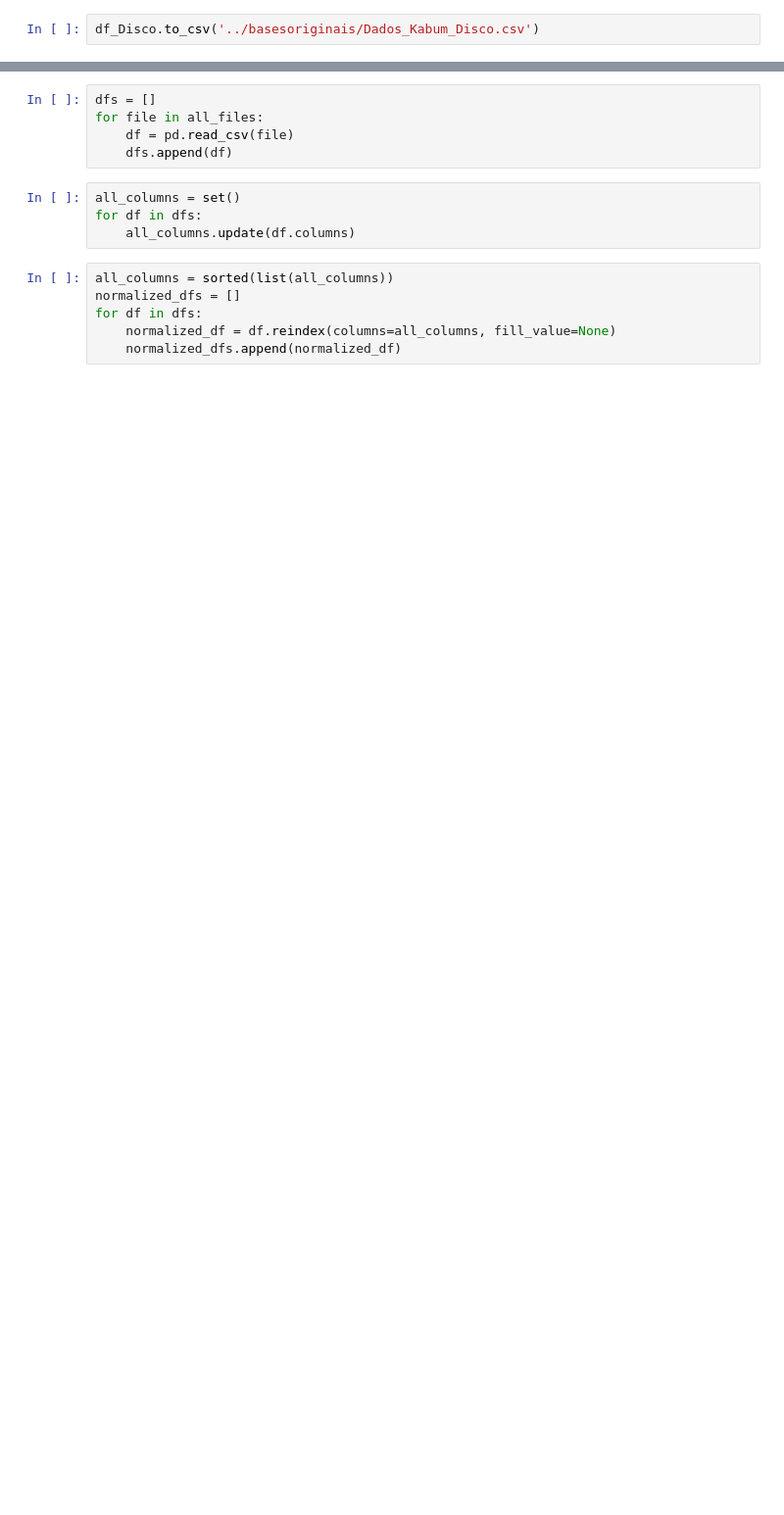
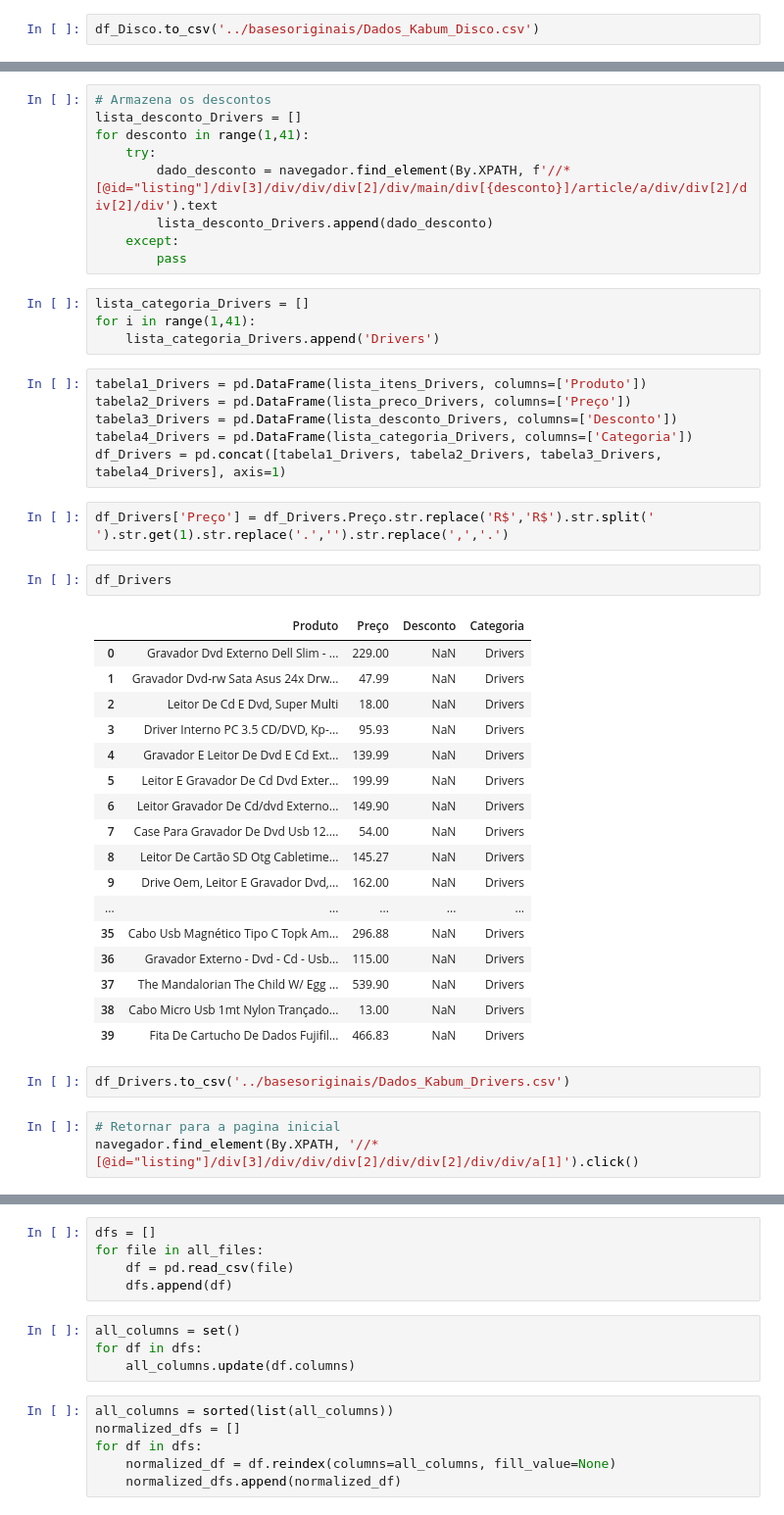
Before and after one commit to igorsantiago546/Projeto_Ext_Dados, a Jupyter notebook: scripts/Coletor_Kabum.ipynb, the cells around one changed output, grey strips where cells are left out. Shown: that part at 98% size. Drawn from its saved outputs; the diff is of its cells as text; blank space fills up the shorter version.

Commit message:
Coletando dados

```diff
--- a/scripts/Coletor_Kabum.ipynb
+++ b/scripts/Coletor_Kabum.ipynb
@@ -135,0 +201,46 @@ df_Disco.to_csv('../basesoriginais/Dados_Kabum_Disco.csv')
+# %%
+# Armazena os descontos
+lista_desconto_Drivers = []
+for desconto in range(1,41):
+    try:
+        dado_desconto = navegador.find_element(By.XPATH, f'//*[@id="listing"]/div[3]/div/div/div[2]/div/main/div[{desconto}]/article/a/div/div[2]/div[2]/div').text
+        lista_desconto_Drivers.append(dado_desconto)
+    except:
+        pass
+# %%
+lista_categoria_Drivers = []
+for i in range(1,41):
+    lista_categoria_Drivers.append('Drivers')
+# %%
+tabela1_Drivers = pd.DataFrame(lista_itens_Drivers, columns=['Produto'])
+tabela2_Drivers = pd.DataFrame(lista_preco_Drivers, columns=['Preço'])
+tabela3_Drivers = pd.DataFrame(lista_desconto_Drivers, columns=['Desconto'])
+tabela4_Drivers = pd.DataFrame(lista_categoria_Drivers, columns=['Categoria'])
+df_Drivers = pd.concat([tabela1_Drivers, tabela2_Drivers, tabela3_Drivers, tabela4_Drivers], axis=1)
+# %%
+df_Drivers['Preço'] = df_Drivers.Preço.str.replace('R$','R$').str.split(' ').str.get(1).str.replace('.','').str.replace(',','.')
+# %%
+df_Drivers
+# %% [output]
+|  | Produto | Preço | Desconto | Categoria |
+| 0 | Gravador Dvd Externo Dell Slim - ... | 229.00 | NaN | Drivers |
+| 1 | Gravador Dvd-rw Sata Asus 24x Drw... | 47.99 | NaN | Drivers |
+| 2 | Leitor De Cd E Dvd, Super Multi | 18.00 | NaN | Drivers |
+| 3 | Driver Interno PC 3.5 CD/DVD, Kp-... | 95.93 | NaN | Drivers |
+| 4 | Gravador E Leitor De Dvd E Cd Ext... | 139.99 | NaN | Drivers |
+| 5 | Leitor E Gravador De Cd Dvd Exter... | 199.99 | NaN | Drivers |
+| 6 | Leitor Gravador De Cd/dvd Externo... | 149.90 | NaN | Drivers |
+| 7 | Case Para Gravador De Dvd Usb 12.... | 54.00 | NaN | Drivers |
+| 8 | Leitor De Cartão SD Otg Cabletime... | 145.27 | NaN | Drivers |
+| 9 | Drive Oem, Leitor E Gravador Dvd,... | 162.00 | NaN | Drivers |
+| ... | ... | ... | ... | ... |
+| 35 | Cabo Usb Magnético Tipo C Topk Am... | 296.88 | NaN | Drivers |
+| 36 | Gravador Externo - Dvd - Cd - Usb... | 115.00 | NaN | Drivers |
+| 37 | The Mandalorian The Child W/ Egg ... | 539.90 | NaN | Drivers |
+| 38 | Cabo Micro Usb 1mt Nylon Trançado... | 13.00 | NaN | Drivers |
+| 39 | Fita De Cartucho De Dados Fujifil... | 466.83 | NaN | Drivers |
+# %%
+df_Drivers.to_csv('../basesoriginais/Dados_Kabum_Drivers.csv')
+# %%
+# Retornar para a pagina inicial
+navegador.find_element(By.XPATH, '//*[@id="listing"]/div[3]/div/div/div[2]/div/div[2]/div/div/a[1]').click()
```
Also changed, not shown: parts of 98 cells of this notebook, 12 other files.
